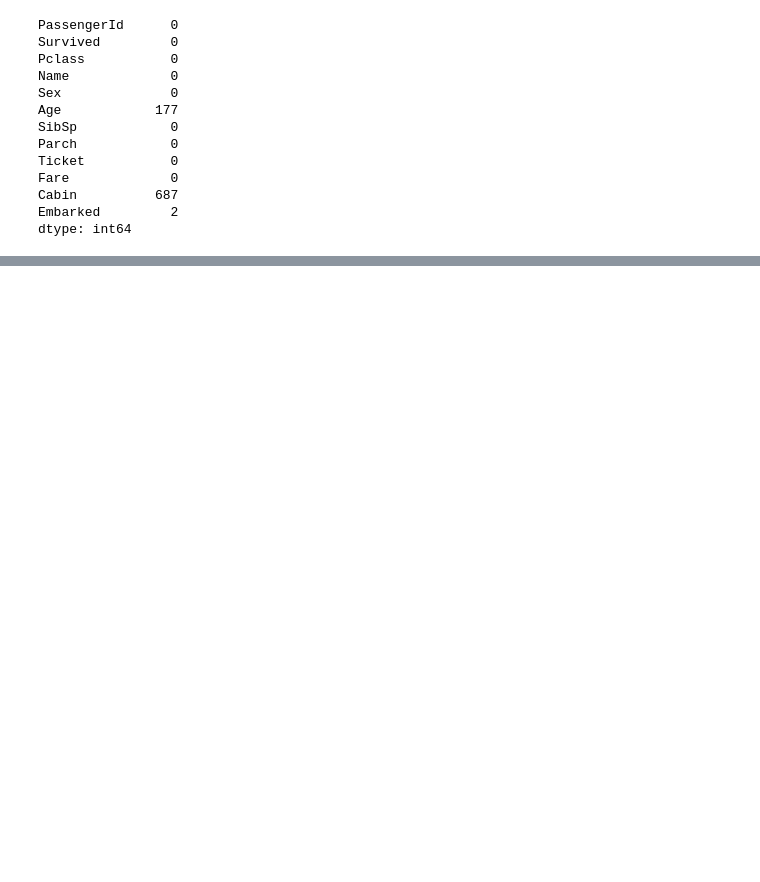
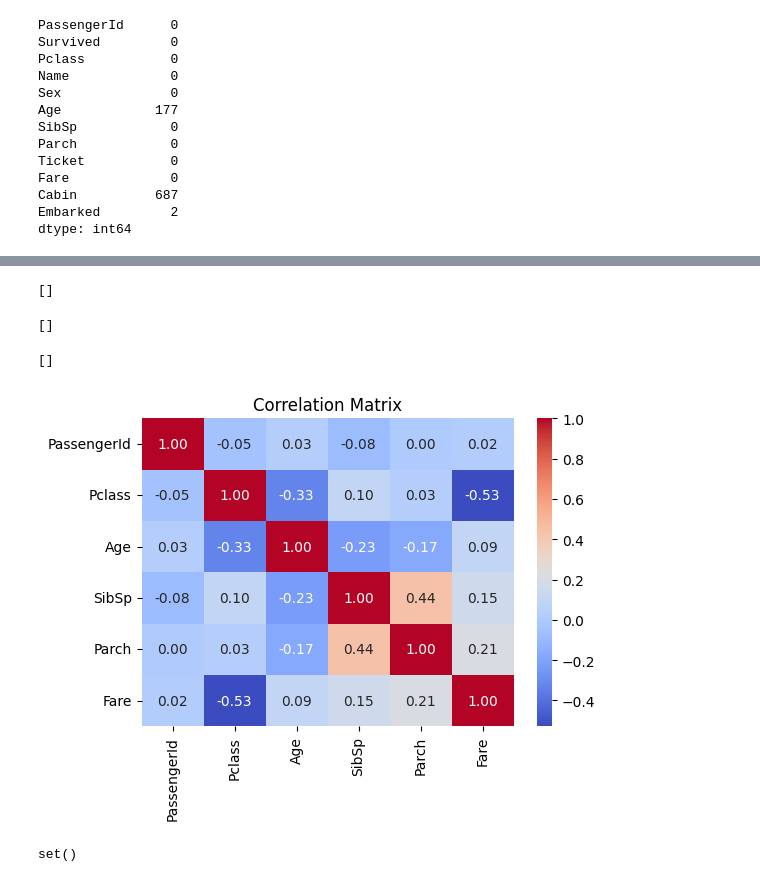
Before and after one commit to Madathanapalleleena/ML_LAB_152, a Jupyter notebook: ML_Lab_Practice.ipynb, the cells around one changed output, grey strips where cells are left out. Drawn from its saved outputs; the diff is of its cells as text; code cells hidden in the pictures; blank space fills up the shorter version.

```diff
--- a/ML_Lab_Practice.ipynb
+++ b/ML_Lab_Practice.ipynb
@@ -976,0 +1003,4 @@ from scipy.stats import chi2_contingency
+# %%
+df2.fillna({col: df2[col].mode()[0] for col in df2.select_dtypes(include='object').columns},inplace=True)
+# %%
+df2['Age'].fillna(df2['Age'].median(), inplace=True)
@@ -976,0 +1032,54 @@ from scipy.stats import chi2_contingency
+# %%
+constant_features=[]
+x_train,x_test,y_train,y_test=train_test_split(df2.drop('Survived',axis=1),df2['Survived'],test_size=0.3,random_state=42)
+constant_features=[col for col in x_test.columns if x_test[col].nunique()==1]
+print(constant_features)
+# %% [output]
+[]
+# %%
+duplicate_features=[]
+for col1 in x_train.columns:
+  for col2 in x_train.columns:
+    if col1!=col2:
+      if x_train[col1].equals(x_train[col2]):
+        duplicate_features.append(col2)
+print(duplicate_features)
+# %% [output]
+[]
+# %%
+quasi_feature=[]
+for col in x_train.columns:
+  predominant=(x_train[col].value_counts()/float(len(x_train))).sort_values(ascending=False).values[0]
+  if predominant>=0.99:
+    quasi_feature.append(col)
+print(quasi_feature)
+# %% [output]
+[]
+# %%
+import matplotlib.pyplot as plt
+import seaborn as sns
+numeric_data=x_train.select_dtypes(include=['number'])
+corrmat=numeric_data.corr()
+plt.figure(figsize=(6,4))
+sns.heatmap(corrmat, annot=True, fmt=".2f", cmap="coolwarm")
+plt.title("Correlation Matrix")
+plt.show()
+# %% [output]
+[figure, added]
+# %%
+def correlation(dataset,threshold):
+    col_corr = set()
+    corr_matrix = dataset.corr()
+    # Iterate through the upper triangle of the correlation matrix
+    for i in range(len(corr_matrix.columns)):
+        for j in range(i):
+            if abs(corr_matrix.iloc[i, j]) > threshold:
+                colname = corr_matrix.columns[i]  # Keep one of the two correlated columns
+                col_corr.add(colname)
+    return col_corr
+
+corr_features = correlation(x_train.select_dtypes(include=['number']), 0.9)
+correlated_features = set(corr_features)
+print(correlated_features)
+# %% [output]
+set()
```
Also changed, not shown: parts of 45 cells of this notebook.
